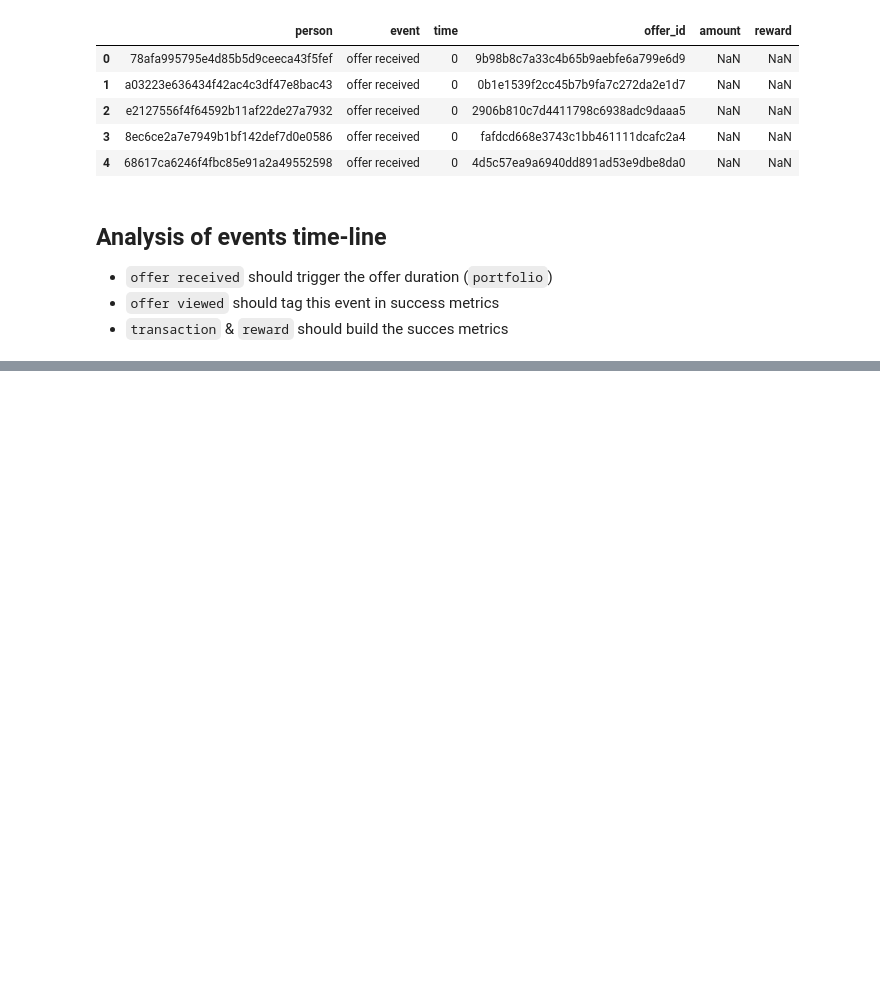
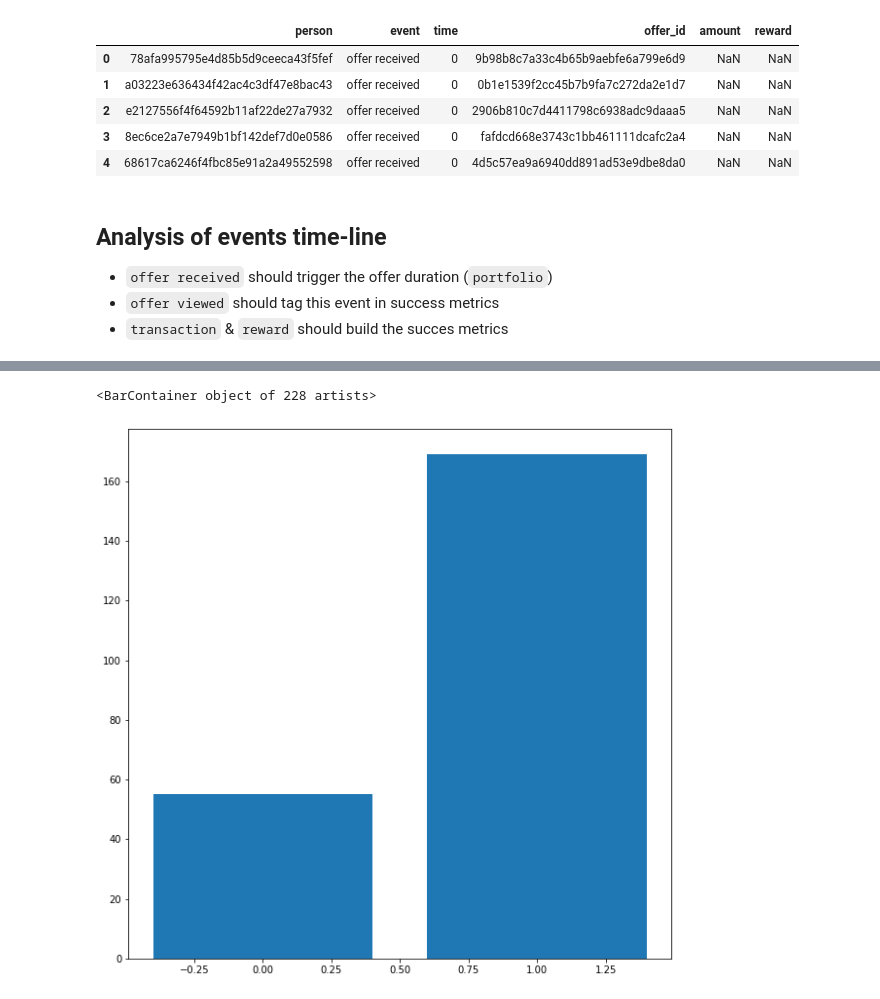
Before and after one commit to 6one2/StarbucksChallenge, a Jupyter notebook: devStarbucks.ipynb, the cells around one changed output, grey strips where cells are left out. Saved outputs shown, nothing was run; the diff lists cells and outputs as text; code cells hidden in the pictures; blank space fills up the shorter version.

```diff
--- a/devStarbucks.ipynb
+++ b/devStarbucks.ipynb
@@ -229,7 +217,17 @@ style_evt = {
     'offer completed':'yellow'
 }
 
-def time_line(event, transactions=[]):
+from matplotlib.patches import Patch
+
+
+legend_elements = [
+    Patch(facecolor='red', label='offer received'),
+    Patch(facecolor='blue', label='offer viewed'),
+    Patch(facecolor='black', label='transaction'),
+    Patch(facecolor='yellow', label='offer completed')
+]
+
+def time_line(event, transactions=[], legend=False):
     ax = plt.gca()
     ymax = 10
     tag = 'VIEWED' if event.viewed > 0 else 'not viewed'
@@ -237,29 +235,16 @@ def time_line(event, transactions=[]):
     evt_list = evt.events['event'].tolist()
     color_list = [style_evt[k] for k in evt_list]
 
+
     if len(transactions) > 0:
         ymax = transactions.amount.max()
-        ax.plot(transactions.time, transactions.amount, 'k-o')
+        ax.plot(transactions.time, transactions.amount, 'ko')
 
     ax.vlines(x=event.events['time'], ymax=ymax, ymin=0, color=color_list)
     ax.fill_between(x=[event.start,event.end], y1=[0,0], y2=[ymax,ymax], alpha=.2)
     ax.set_title(text, ma='right')
     ax.set_xlabel('time (hours)')
     ax.set_ylabel('transaction $')
+
+    if legend:
+        ax.legend(handles=legend_elements, loc='best')
-# %%
-user_id = profile['id'][5]
-User = Person(user_id)
-
-f, ax = plt.subplots(nrows=len(User.offers), ncols=1, sharex=True, sharey=False)
-plt.subplots_adjust(hspace=0.3)
-cnt = 0
-
-for _id in User.offers:
-    evt = Event(_id, User.data)
-    trans = User.get_transaction(evt.viewed, evt.end)
-
-    # graphical exploration
-    plt.sca(ax[cnt])
-    time_line(evt, trans)
-
-    cnt +=1
@@ -276,3 +250,0 @@ len(ax)
-# %%
-evt = Event(User.offers[1], User.data)
-evt.events
@@ -284,3 +250,0 @@ evt.events
-# %%
-trans = User.get_transaction(evt.viewed, evt.completed)
-trans
@@ -307,0 +418,5 @@ ax[0]
+# %%
+plt.bar(data=RES, x='view_count', height='amount_tot')
+# %% [output]
+<BarContainer object of 228 artists>
+[figure, added]
```
Also changed, not shown: parts of 35 cells of this notebook.
